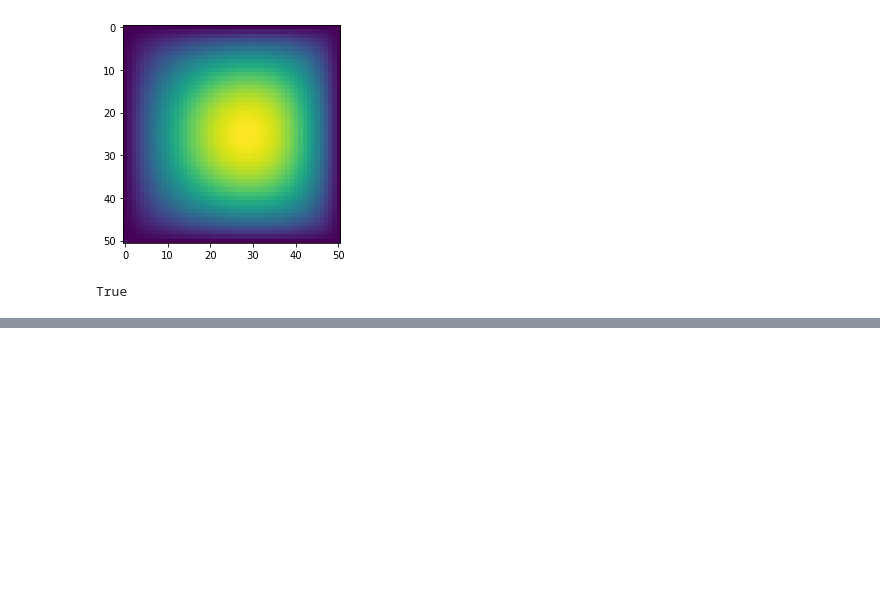
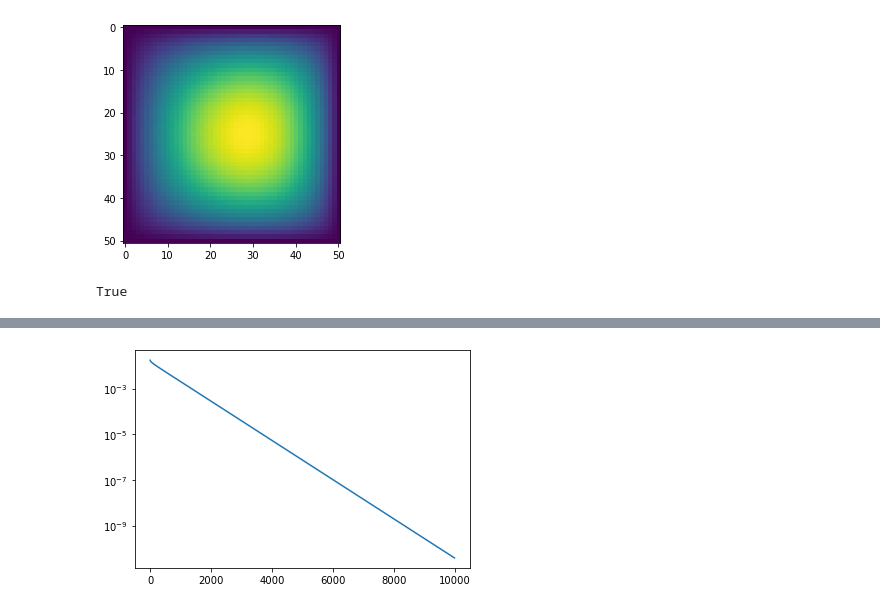
Before and after one commit to huiprobable/MATH473F22CSULB, a Jupyter notebook: Lectures/Lec07_IterativeMethod.ipynb, the cells around one changed output, grey strips where cells are left out. Drawn from its saved outputs; the diff is of its cells as text; code cells hidden in the pictures; blank space fills up the shorter version.

```diff
--- a/Lectures/Lec07_IterativeMethod.ipynb
+++ b/Lectures/Lec07_IterativeMethod.ipynb
@@ -134,0 +175,5 @@ t2-t1
+# %%
+plt.plot(r)
+plt.yscale("log")
+# %% [output]
+[figure, added]
```
Also changed, not shown: parts of 8 cells of this notebook.
